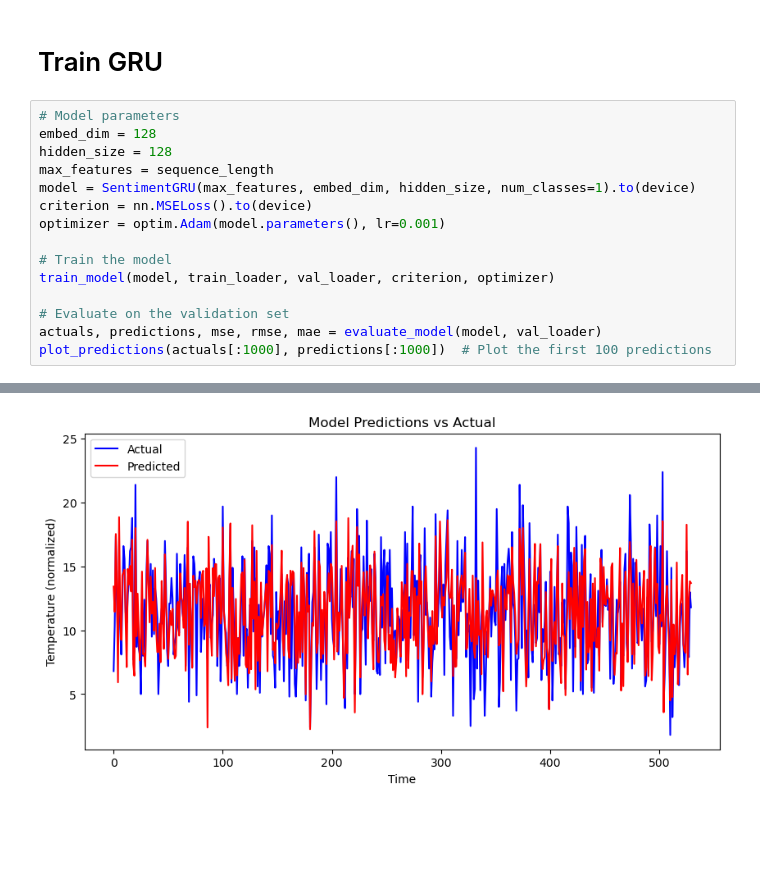
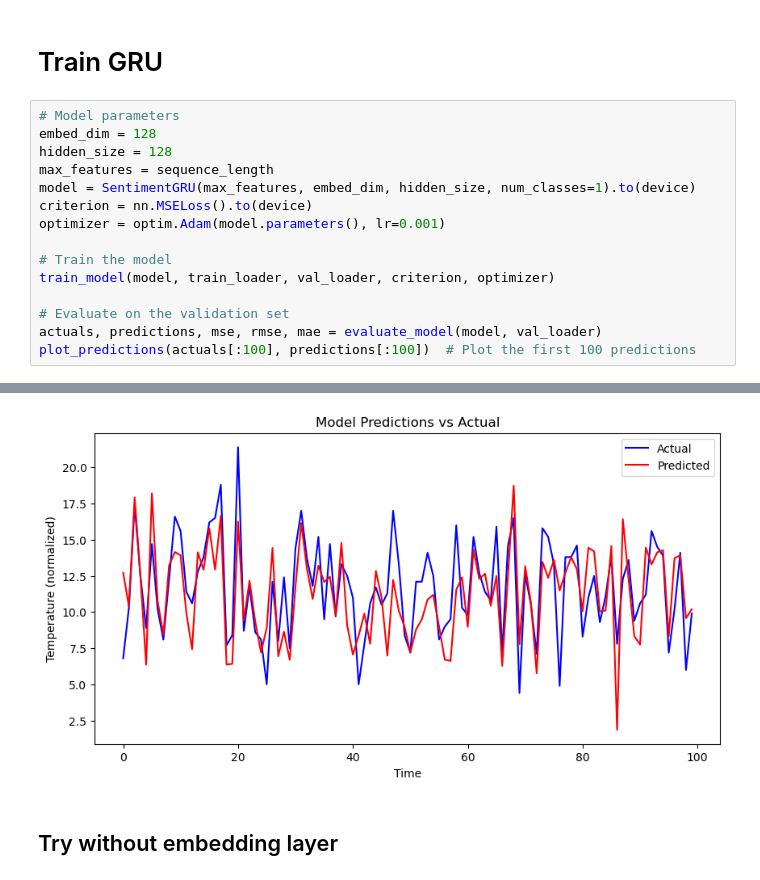
Before and after one commit to mmahdin/Computational-Intelligence-EE-AUT, a Jupyter notebook: lab/8/test.ipynb, the cells around one changed output, grey strips where cells are left out. Drawn from its saved outputs; the diff is of its cells as text; blank space fills up the shorter version.

Commit message:
lab8 -> without embedding

```diff
--- a/lab/8/test.ipynb
+++ b/lab/8/test.ipynb
@@ -594,5 +594,5 @@ train_model(model, train_loader, val_loader, criterion, optimizer)
 
 # Evaluate on the validation set
 actuals, predictions, mse, rmse, mae = evaluate_model(model, val_loader)
-plot_predictions(actuals[:1000], predictions[:1000])  # Plot the first 100 predictions
+plot_predictions(actuals[:100], predictions[:100])  # Plot the first 100 predictions
 # %% [output]
@@ -605 +605,3 @@ MSE: 5.941404342651367, RMSE: 2.437499523162842, MAE: 1.9257763624191284
-[figure, old version]
+[figure, new version]
+# %% [markdown]
+## Try without embedding layer
```
Also changed, not shown: parts of 10 cells of this notebook, 1 other file.
